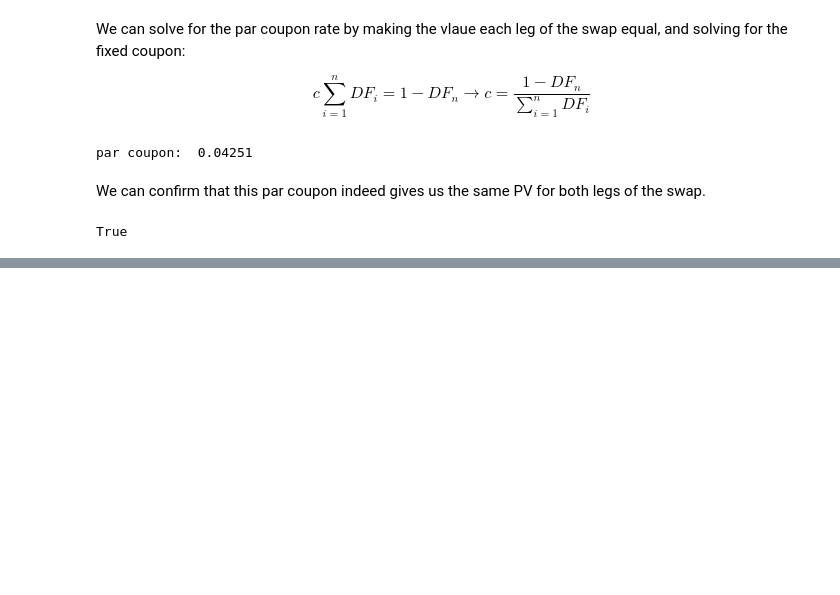
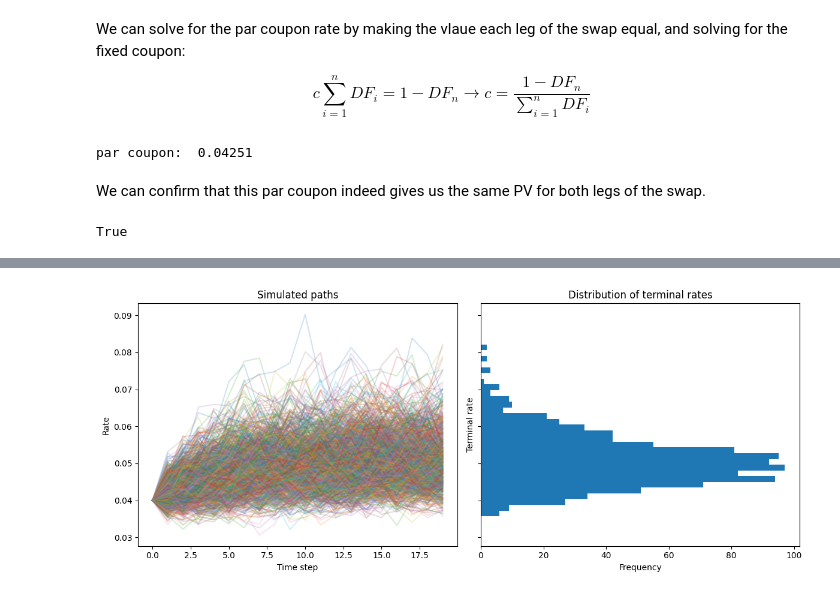
Before and after one commit to leo-megliola/swaptions, a Jupyter notebook: SWAPTION_MODEL.ipynb, the cells around one changed output, grey strips where cells are left out. Drawn from its saved outputs; the diff is of its cells as text; code cells hidden in the pictures; blank space fills up the shorter version.

```diff
--- a/SWAPTION_MODEL.ipynb
+++ b/SWAPTION_MODEL.ipynb
@@ -205,0 +257,11 @@ True
+# %%
+def simple_mr(S0, vol, fwd, alpha):
+  S = S0 * np.exp(vol * np.random.randn())
+  S -= alpha * (S - fwd)
+  return S
+
+forward_curve = np.ones(5*4) * 0.05
+
+plot(simple_mr, vol = 0.10, fwds = forward_curve, alpha = 0.2)
+# %% [output]
+[figure, added]
```
Also changed, not shown: parts of 5 cells of this notebook.
